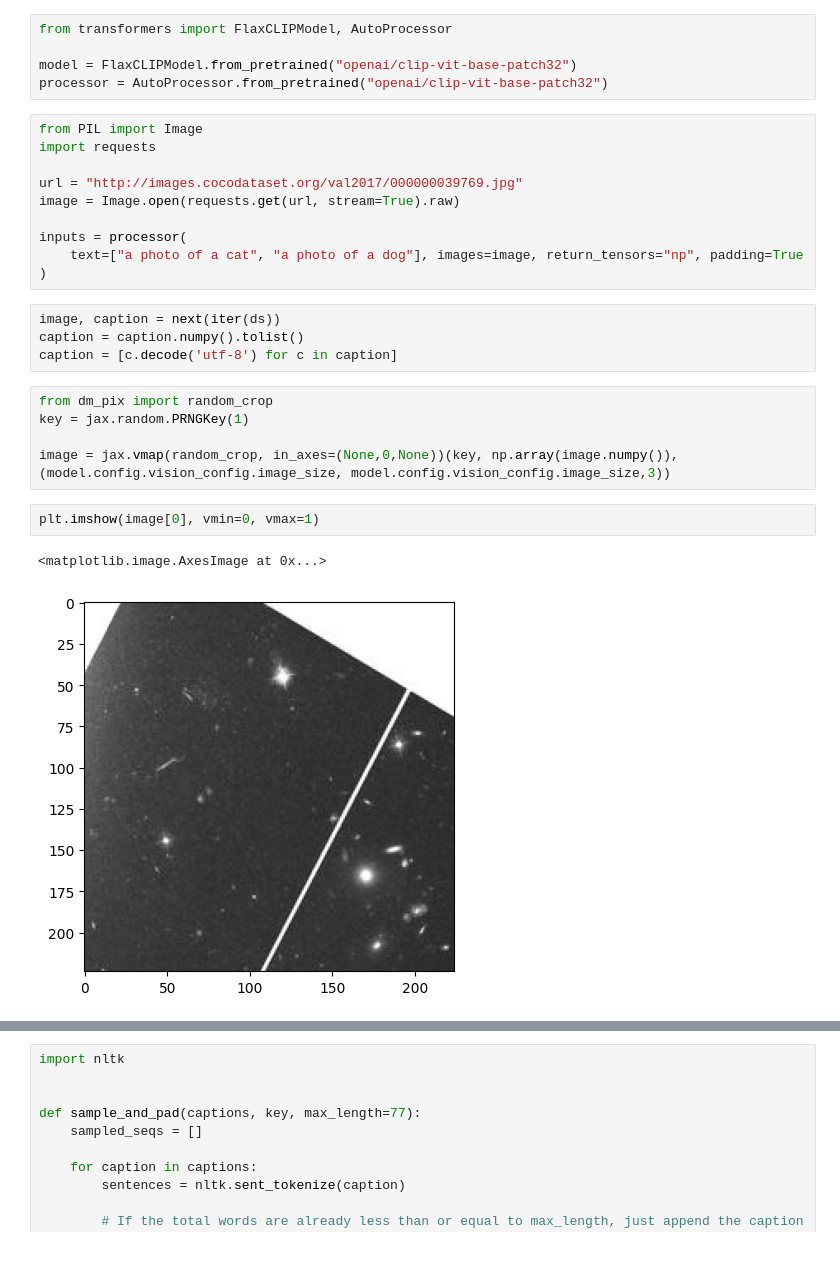
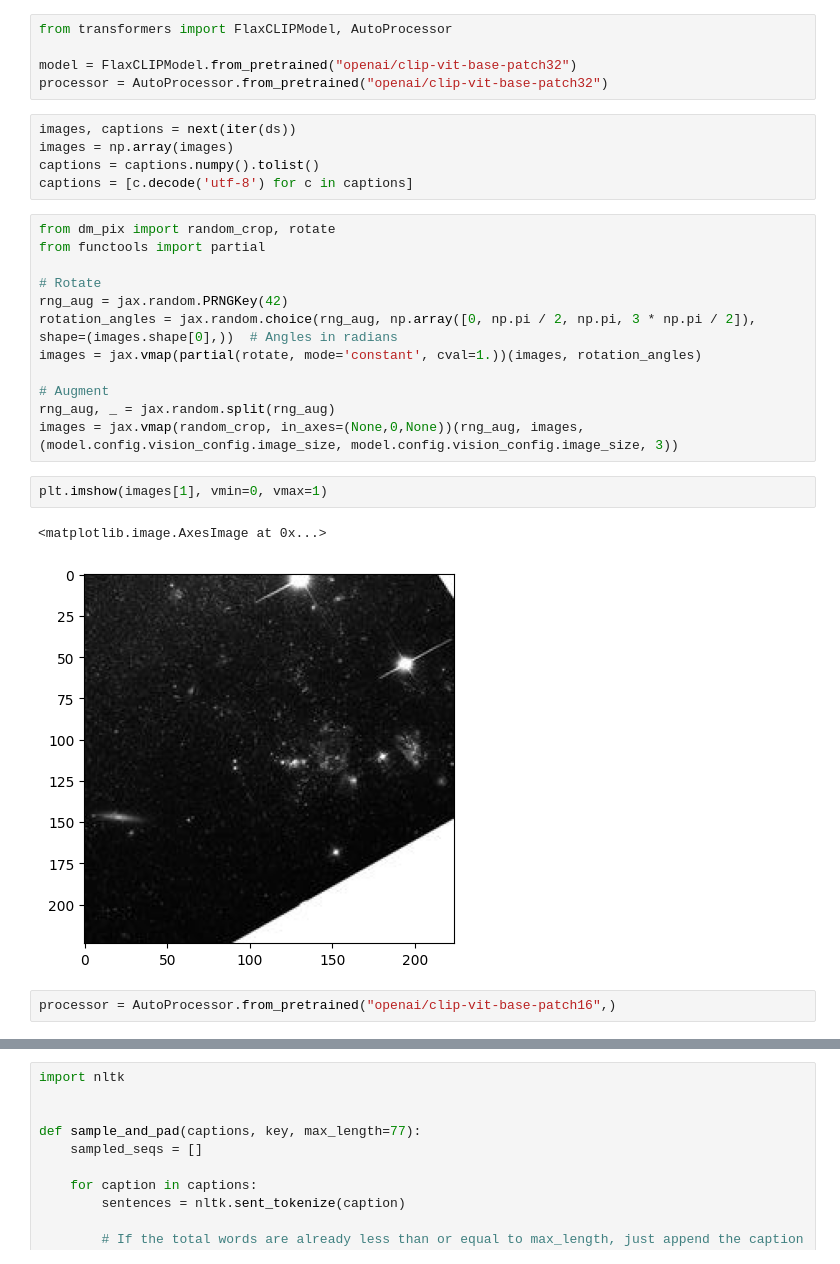
Before and after one commit to smsharma/PAPERCLIP-Hubble, a Jupyter notebook: notebooks/clip_explorer.ipynb, the cells around one changed output, grey strips where cells are left out. Drawn from its saved outputs; the diff is of its cells as text.

Commit message:
Fix bug in augmentations (only rotate by 90 * k deg)

```diff
--- a/notebooks/clip_explorer.ipynb
+++ b/notebooks/clip_explorer.ipynb
@@ -311,27 +296,27 @@ from transformers import FlaxCLIPModel, AutoProcessor
 
 model = FlaxCLIPModel.from_pretrained("openai/clip-vit-base-patch32")
 processor = AutoProcessor.from_pretrained("openai/clip-vit-base-patch32")
-# %%
-from PIL import Image
-import requests
-
-url = "http://images.cocodataset.org/val2017/000000039769.jpg"
-image = Image.open(requests.get(url, stream=True).raw)
-
-inputs = processor(
-    text=["a photo of a cat", "a photo of a dog"], images=image, return_tensors="np", padding=True
-)
 # %%
-image, caption = next(iter(ds))
-caption = caption.numpy().tolist()
-caption = [c.decode('utf-8') for c in caption]
+images, captions = next(iter(ds))
+images = np.array(images)
+captions = captions.numpy().tolist()
+captions = [c.decode('utf-8') for c in captions]
-# %%
-from dm_pix import random_crop
-key = jax.random.PRNGKey(1)
-
-image = jax.vmap(random_crop, in_axes=(None,0,None))(key, np.array(image.numpy()), (model.config.vision_config.image_size, model.config.vision_config.image_size,3))
+# %%
+from dm_pix import random_crop, rotate
+from functools import partial
+
+# Rotate
+rng_aug = jax.random.PRNGKey(42)
+rotation_angles = jax.random.choice(rng_aug, np.array([0, np.pi / 2, np.pi, 3 * np.pi / 2]), shape=(images.shape[0],))  # Angles in radians
+images = jax.vmap(partial(rotate, mode='constant', cval=1.))(images, rotation_angles)
+
+# Augment
+rng_aug, _ = jax.random.split(rng_aug)
+images = jax.vmap(random_crop, in_axes=(None,0,None))(rng_aug, images, (model.config.vision_config.image_size, model.config.vision_config.image_size, 3))
 # %%
-plt.imshow(image[0], vmin=0, vmax=1)
+plt.imshow(images[1], vmin=0, vmax=1)
 # %% [output]
 <matplotlib.image.AxesImage at 0x...>
-[figure, old version]
+[figure, new version]
+# %%
+processor = AutoProcessor.from_pretrained("openai/clip-vit-base-patch16",)
```
Also changed, not shown: parts of 8 cells of this notebook, 3 other files.
